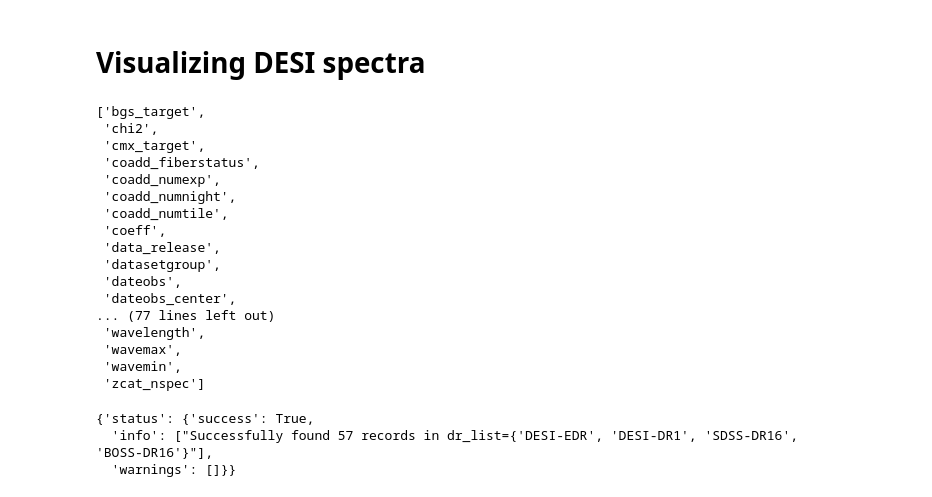
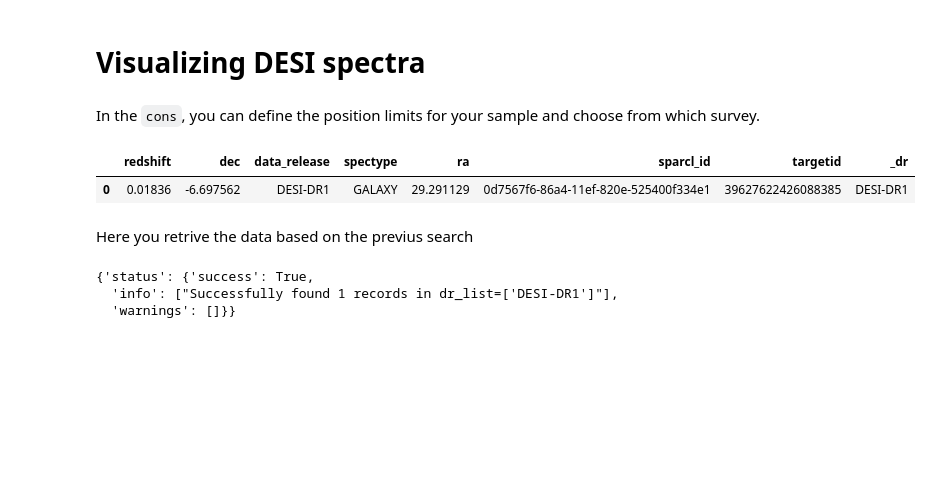
Before and after one commit to kefrankk/working-with-desi, a Jupyter notebook: examples/desi_spectra_visualization.ipynb, the cells around one changed output. Drawn from its saved outputs; the diff is of its cells as text; code cells hidden in the pictures; blank space fills up the shorter version.

```diff
--- a/examples/desi_spectra_visualization.ipynb
+++ b/examples/desi_spectra_visualization.ipynb
@@ -35,35 +43,22 @@ plt.rcParams.update({
 })
 # %%
 client = SparclClient()
-# %%
-sorted(client.get_all_fields(dataset_list=['DESI-DR1']))
-# %% [output]
-['bgs_target',
- 'chi2',
- 'cmx_target',
- 'coadd_fiberstatus',
- 'coadd_numexp',
- 'coadd_numnight',
- 'coadd_numtile',
- 'coeff',
- 'data_release',
- 'datasetgroup',
- 'dateobs',
- 'dateobs_center',
-... (77 lines left out)
- 'wavelength',
- 'wavemax',
- 'wavemin',
- 'zcat_nspec']
+# %% [markdown]
+In the `cons`, you can define the position limits for your sample and choose from which survey.
 # %%
-out = ['sparcl_id', 'ra', 'dec', 'redshift', 'spectype', 'objtype', 'data_release', 'redshift_err', 'desiname', 'healpix', 'survey', 'program', 'zcat_nspec', 'targetid']
+out = ['sparcl_id', 'ra', 'dec', 'redshift', 'spectype', 'objtype', 'data_release', 'desiname', 'zcat_nspec', 'targetid']
 cons = {'spectype': ['GALAXY'],
-        'redshift': [0.01, 0.02],
-        'ra': [21., 21.5],
-        'dec': [-2, -1],
+        'redshift':[0.01, 0.02],
+        'ra': [29.29, 29.3],
+        'dec': [-6.7, -6.69],
         'data_release': ['DESI-DR1']}
 # %%
-found_I = client.find(outfields=out, constraints=cons, limit=100)
+found_I = client.find(outfields=out, constraints=cons, limit=None)
+df_found = pd.json_normalize(found_I.records)
+df_found.head()
+# %% [output]
+|  | redshift | dec | data_release | spectype | ra | sparcl_id | targetid | _dr |
+| 0 | 0.01836 | -6.697562 | DESI-DR1 | GALAXY | 29.291129 | 0d7567f6-86a4-11ef-820e-525400f334e1 | 39627622426088385 | DESI-DR1 |
 # %%
 # Define the fields to include in the retrieve function
 inc = ['sparcl_id', 'specid', 'targetid', 'data_release', 'redshift', 'flux',
@@ -71,8 +66,10 @@ inc = ['sparcl_id', 'specid', 'targetid', 'data_release', 'redshift', 'flux',
+# %% [markdown]
+Here you retrive the data based on the previus search
 # %%
 ids_I = found_I.ids
-results_I = client.retrieve(uuid_list=ids_I, include=inc)
+results_I = client.retrieve(uuid_list=ids_I, include=inc, limit=None, dataset_list = ['DESI-DR1'])
 results_I.info
 # %% [output]
 {'status': {'success': True,
-  'info': ["Successfully found 57 records in dr_list={'DESI-EDR', 'DESI-DR1', 'SDSS-DR16', 'BOSS-DR16'}"],
+  'info': ["Successfully found 1 records in dr_list=['DESI-DR1']"],
   'warnings': []}}
```
Also changed, not shown: parts of 13 cells of this notebook.
